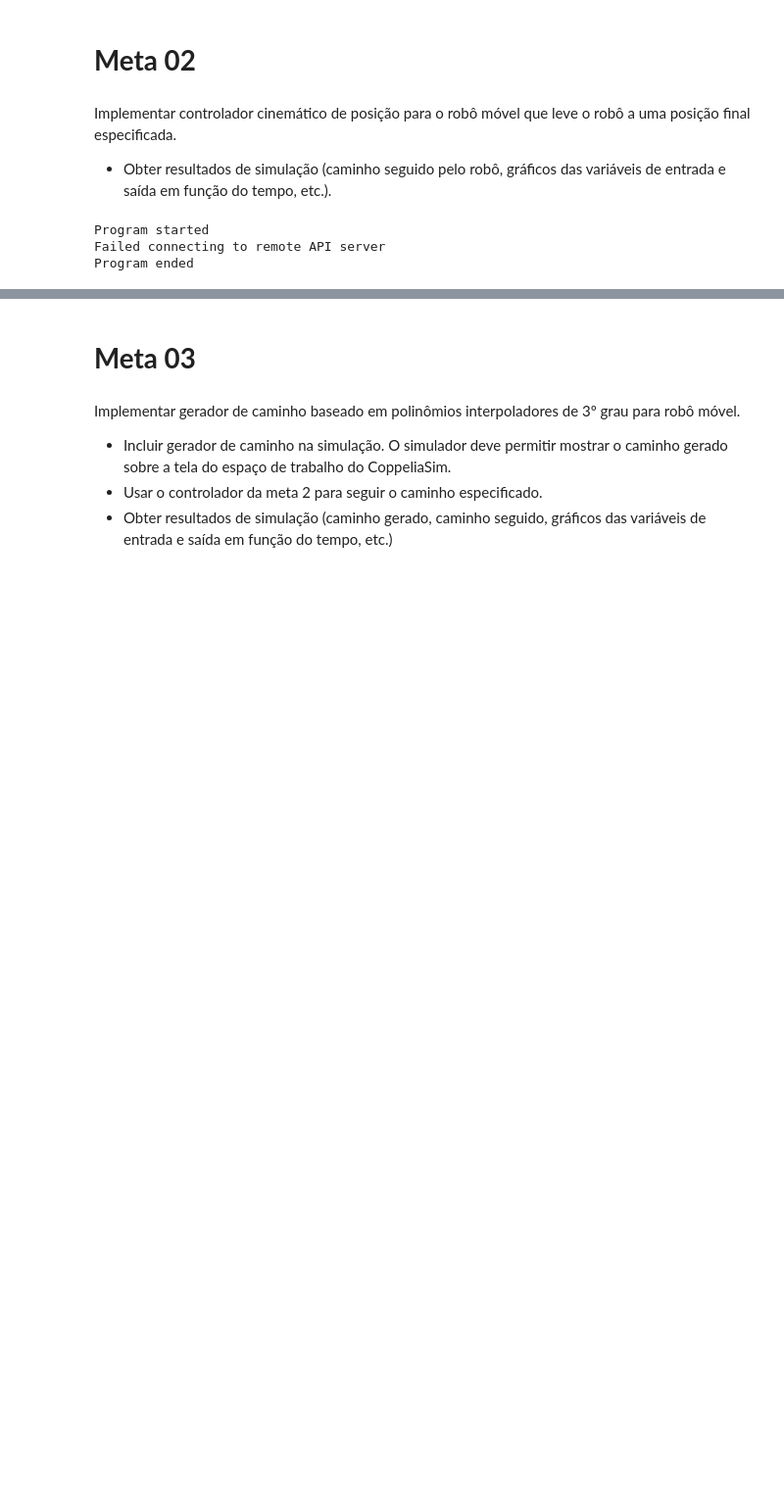
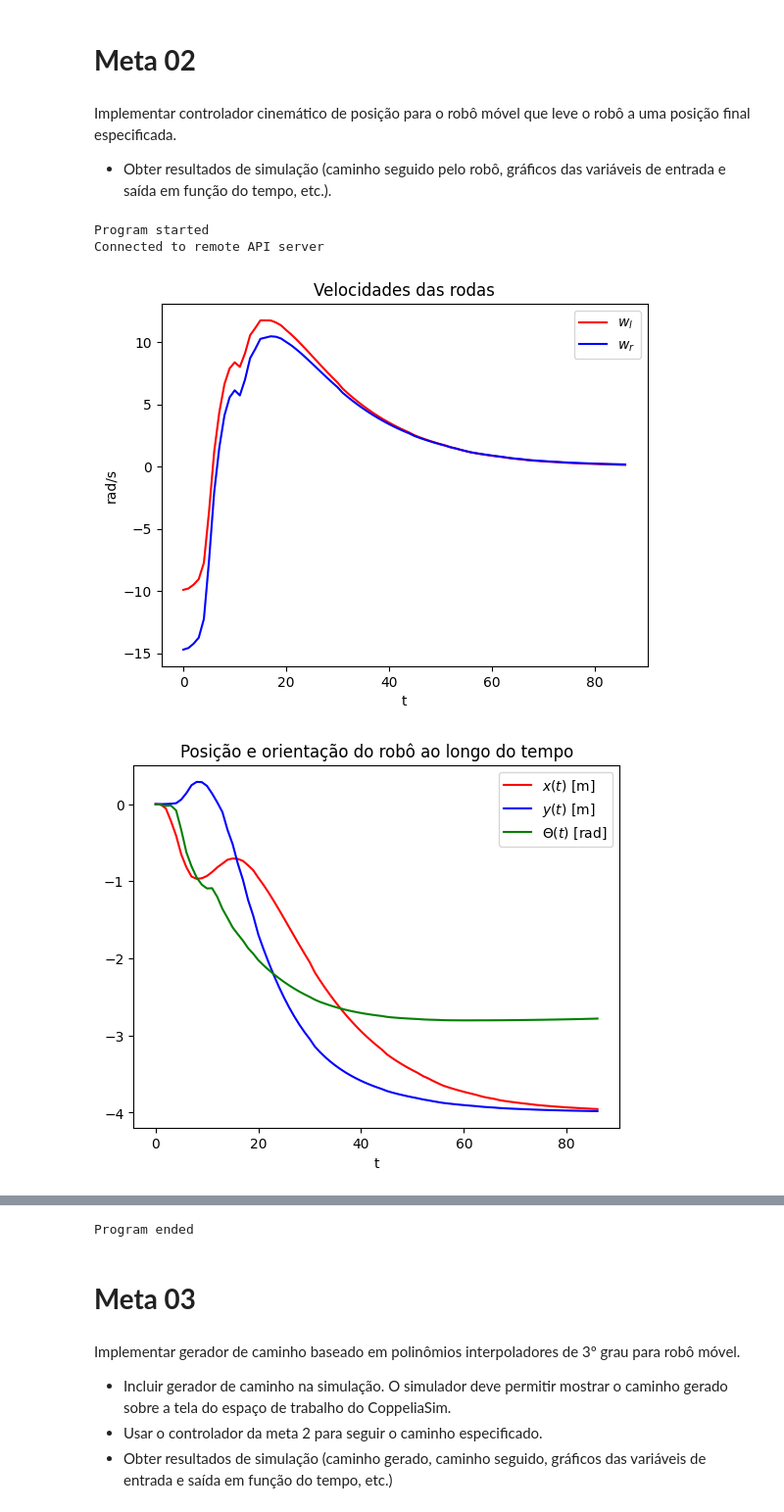
Before and after one commit to joseigo/DCA0440_Sistemas_Roboticos_Autonomos_24_1, a Jupyter notebook: Projeto 1/Projeto 1.ipynb, the cells around one changed output, grey strips where cells are left out. Shown: that part at 98% size. Saved outputs shown, nothing was run; the diff lists cells and outputs as text; code cells hidden in the pictures; blank space fills up the shorter version.

```diff
--- a/Projeto 1/Projeto 1.ipynb
+++ b/Projeto 1/Projeto 1.ipynb
@@ -123,18 +123,10 @@ if clientID!=-1:
         sim.simxSetJointTargetVelocity(clientID, r_wheel, u[0], sim.simx_opmode_oneshot_wait)
         sim.simxSetJointTargetVelocity(clientID, l_wheel, u[1], sim.simx_opmode_oneshot_wait)
 
-
-        #Cinemática Direta
-        M = np.array([[r*np.cos(q[2])/2, r*np.cos(q[2])/2],
-                      [r*np.sin(q[2])/2, r*np.sin(q[2])/2],
-                        [r/L, -r/L]])
-        q = q + (M @ u)*dt
-        q[2]= AngleWrap(q[2])
-
         #Obtenção da posição do Robô
         returnCode, pos = sim.simxGetObjectPosition(clientID, robotHandle, -1, sim.simx_opmode_oneshot_wait)
         returnCode, ori = sim.simxGetObjectOrientation(clientID, robotHandle, -1, sim.simx_opmode_oneshot_wait)
-        Xr = np.array([pos[0], pos[1], (ori[2])])
+        q = np.array([pos[0], pos[1], (ori[2])])
 
         #poses
         lx.append(pos[0])
@@ -280,7 +245,7 @@ if clientID!=-1:
 
 
     # Goal (x, y, theta)
-    qgoal = np.array([1,1, np.deg2rad(180)])
+    qgoal = np.array([-4, -4, np.deg2rad(90)])
 
     # Handle do Goal
     returnCode, goalFrame = sim.simxGetObjectHandle(clientID, 'Goal', sim.simx_opmode_oneshot_wait)
@@ -316,7 +281,7 @@ if clientID!=-1:
         #Obtenção da posição do Robô
         returnCode, pos = sim.simxGetObjectPosition(clientID, robotHandle, -1, sim.simx_opmode_oneshot_wait)
         returnCode, ori = sim.simxGetObjectOrientation(clientID, robotHandle, -1, sim.simx_opmode_oneshot_wait)
-        q = np.array([pos[0], pos[1], AngleWrap(ori[2])])
+        q = np.array([pos[0], pos[1], (ori[2])])
         #print(q)
 
         #poses
@@ -325,16 +290,12 @@ if clientID!=-1:
         lt.append(ori[2])
 
         #Controle
-        v, w, ref = getPoseControl(q, qgoal)
-
-
-        lxref.append(ref[0])
-        lyref.append(ref[1])
-
+        v, w = getPositioningControl(q, qgoal)
 
         # Cinemática Inversa das rodas
         wr = ((2.0*v) + (w*L))/(2.0*r)
         wl = ((2.0*v) - (w*L))/(2.0*r)
+
 
         # Enviando velocidades
         sim.simxSetJointTargetVelocity(clientID, r_wheel, wr, sim.simx_opmode_oneshot_wait)
@@ -365,50 +326,35 @@ if clientID!=-1:
     plt.plot(lwl,'r-',label='$w_l$')
     plt.plot(lwr,'b-',label='$w_r$')
     plt.xlabel("t")
     plt.ylabel("rad/s")
     plt.legend()
     plt.show()
 
     plt.title("Posição e orientação do robô ao longo do tempo")
     plt.plot(lx,'r-',label='$x(t)$ [m]')
     plt.plot(ly,'b-',label='$y(t)$ [m]')
     plt.plot(lt,'g-',label='$\Theta(t)$ [rad]')
     plt.xlabel("t")
     plt.legend()
     plt.show()
 
-    plt.title("Posições no plano $xy$")
+    plt.title("Caminho seguido pelo robô no plano $xy$")
     plt.xlabel("x")
     plt.ylabel("y")
     plt.plot(lx,ly,"--y")
     plt.plot(lx[0],ly[0],"*b", label= "Inicio")
-    plt.plot(qgoal[0],qgoal[1],"ok",label="Goal")
+    plt.plot(qgoal[0],qgoal[1],"xr",label="Goal")
     plt.plot(lx[len(lx)-1],ly[len(ly)-1],"*g", label= "Fim")
     plt.axis('equal')
     plt.legend()
     plt.grid()
     plt.show()
-
-    plt.title("Referencia Variavel")
-    plt.xlabel("x")
-    plt.ylabel("y")
-    plt.plot(lx,ly,"--y")
-    plt.plot(lxref,lyref,"r.")
-    plt.plot(qgoal[0],qgoal[1],"ok",label="Goal")
-    plt.plot(lxref,lyref,"r.",label= "Ref. var.")
-    plt.plot(lxref[0],lyref[0],"r*")
-    plt.plot(lx[0],ly[0],"*b", label= "Inicio")
-    plt.plot(lx[len(lx)-1],ly[len(ly)-1],"*g", label= "Fim")
-    plt.axis('equal')
-    plt.legend()
-    plt.grid()
-    plt.show()
-
 else:
     print ('Failed connecting to remote API server')
 
 print ('Program ended')
 # %% [output]
 Program started
-Failed connecting to remote API server
-Program ended
+Connected to remote API server
+[figure, added]
+[figure, added]
@@ -415,3 +362,4 @@ Program ended
+Program ended
 # %% [markdown]
 # **Meta 03**
 # %% [markdown]
```
Also changed, not shown: parts of 6 cells of this notebook, 1 other file.
